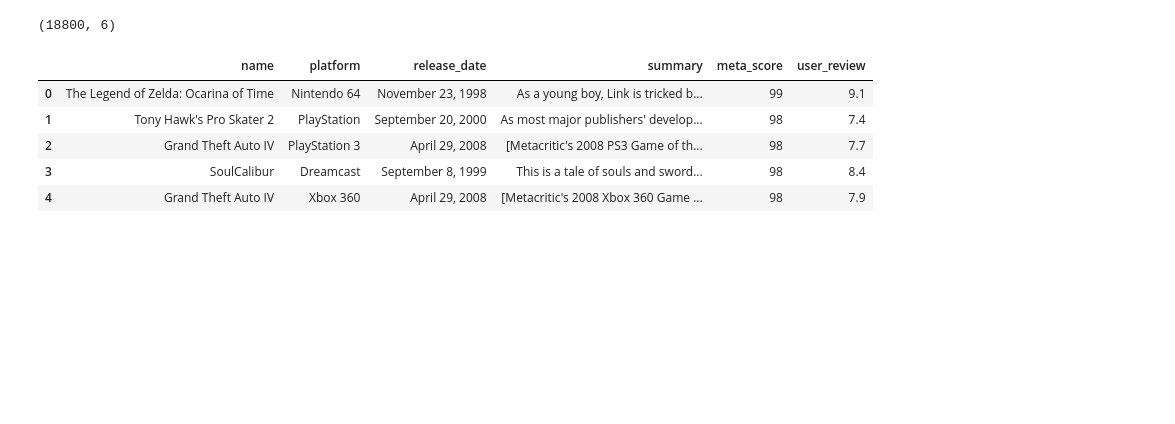
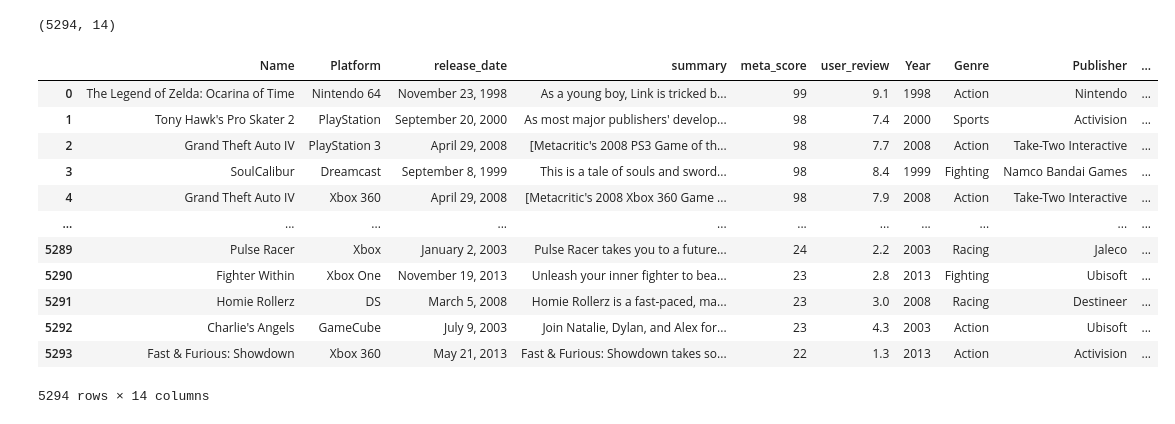
Before and after one commit to grainneroneill/video_game_analysis, a Jupyter notebook: cleaning.ipynb, the cells around one changed output. Drawn from its saved outputs; the diff is of its cells as text; code cells hidden in the pictures; blank space fills up the shorter version.

```diff
--- a/cleaning.ipynb
+++ b/cleaning.ipynb
@@ -3,0 +13,10 @@ import numpy as np
+# %%
+# drop rows with nans in the important columns
+print(df_sales.shape)
+print(df_summs.shape)
+
+df_sales = df_sales.dropna(axis=0,subset=['Name', 'Year', 'Global_Sales'])
+df_summs = df_summs.dropna(axis=0,subset=['Name', 'release_date', 'summary'])
+
+print(df_sales.shape)
+print(df_summs.shape)
@@ -3,0 +28,10 @@ import numpy as np
+# %%
+# Make platform names same in each dataframe
+print(df_sales["Platform"].unique())
+print(df_summs["Platform"].unique())
+
+plats = {"N64":"Nintendo 64", "PS":"PlayStation", "PS3":"PlayStation 3", "DC":"Dreamcast", \
+        "X360":"Xbox 360", "XOne":"Xbox One", "PS2":"PlayStation 2", "PS4":"PlayStation 4", \
+        "GC":"GameCube", "PSV":"PlayStation Vita", "GBA":"Game Boy Advance", "WiiU":"Wii U", "XB":"Xbox"}
+for key in plats.keys():
+    df_sales['Platform'] = df_sales['Platform'].replace(key,plats[key])
@@ -4,17 +46,33 @@ import numpy as np
+# %%
+# strip any leading or trailing spaces in the columns I'm going to merge on
+df_sales["Name"] = df_sales["Name"].str.strip()
+df_sales["Platform"] = df_sales["Platform"].str.strip()
+
+df_summs["Name"] = df_summs["Name"].str.strip()
+df_summs["Platform"] = df_summs["Platform"].str.strip()
 # %%
-df_raw = pd.read_csv("all_games.csv")
-df = df_raw.copy()
+# merge the dataframes on game name, year, and platform
+df_sales["Year"] = df_sales["Year"].astype(int)
+df_summs["Year"] = df_summs["release_date"].str[-4:].astype(int)
+df = df_summs.merge(df_sales, how="inner", on=["Name","Year","Platform"])
 # %%
 print(df.shape)
-df.head()
+df
 # %% [output]
-(18800, 6)
+(5294, 14)
-|  | name | platform | release_date | summary | meta_score | user_review |
-| 0 | The Legend of Zelda: Ocarina of Time | Nintendo 64 | November 23, 1998 | As a young boy, Link is tricked b... | 99 | 9.1 |
-| 1 | Tony Hawk's Pro Skater 2 | PlayStation | September 20, 2000 | As most major publishers' develop... | 98 | 7.4 |
-| 2 | Grand Theft Auto IV | PlayStation 3 | April 29, 2008 | [Metacritic's 2008 PS3 Game of th... | 98 | 7.7 |
-| 3 | SoulCalibur | Dreamcast | September 8, 1999 | This is a tale of souls and sword... | 98 | 8.4 |
-| 4 | Grand Theft Auto IV | Xbox 360 | April 29, 2008 | [Metacritic's 2008 Xbox 360 Game ... | 98 | 7.9 |
+|  | Name | Platform | release_date | summary | meta_score | user_review | Year | Genre | Publisher | ... |
+| 0 | The Legend of Zelda: Ocarina of Time | Nintendo 64 | November 23, 1998 | As a young boy, Link is tricked b... | 99 | 9.1 | 1998 | Action | Nintendo | ... |
+| 1 | Tony Hawk's Pro Skater 2 | PlayStation | September 20, 2000 | As most major publishers' develop... | 98 | 7.4 | 2000 | Sports | Activision | ... |
+| 2 | Grand Theft Auto IV | PlayStation 3 | April 29, 2008 | [Metacritic's 2008 PS3 Game of th... | 98 | 7.7 | 2008 | Action | Take-Two Interactive | ... |
+| 3 | SoulCalibur | Dreamcast | September 8, 1999 | This is a tale of souls and sword... | 98 | 8.4 | 1999 | Fighting | Namco Bandai Games | ... |
+| 4 | Grand Theft Auto IV | Xbox 360 | April 29, 2008 | [Metacritic's 2008 Xbox 360 Game ... | 98 | 7.9 | 2008 | Action | Take-Two Interactive | ... |
+| ... | ... | ... | ... | ... | ... | ... | ... | ... | ... | ... |
+| 5289 | Pulse Racer | Xbox | January 2, 2003 | Pulse Racer takes you to a future... | 24 | 2.2 | 2003 | Racing | Jaleco | ... |
+| 5290 | Fighter Within | Xbox One | November 19, 2013 | Unleash your inner fighter to bea... | 23 | 2.8 | 2013 | Fighting | Ubisoft | ... |
+| 5291 | Homie Rollerz | DS | March 5, 2008 | Homie Rollerz is a fast-paced, ma... | 23 | 3.0 | 2008 | Racing | Destineer | ... |
+| 5292 | Charlie's Angels | GameCube | July 9, 2003 | Join Natalie, Dylan, and Alex for... | 23 | 4.3 | 2003 | Action | Ubisoft | ... |
+| 5293 | Fast & Furious: Showdown | Xbox 360 | May 21, 2013 | Fast & Furious: Showdown takes so... | 22 | 1.3 | 2013 | Action | Activision | ... |
+5294 rows × 14 columns
 # %%
 df.dtypes
 # %% [output]
```
Also changed, not shown: parts of 15 cells of this notebook, 2 other files.
